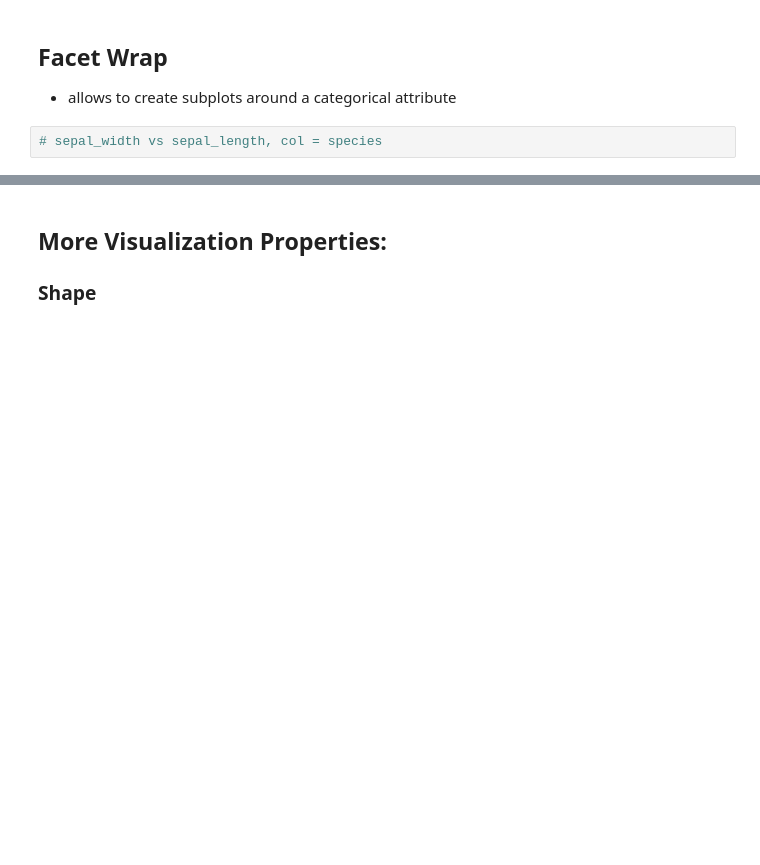
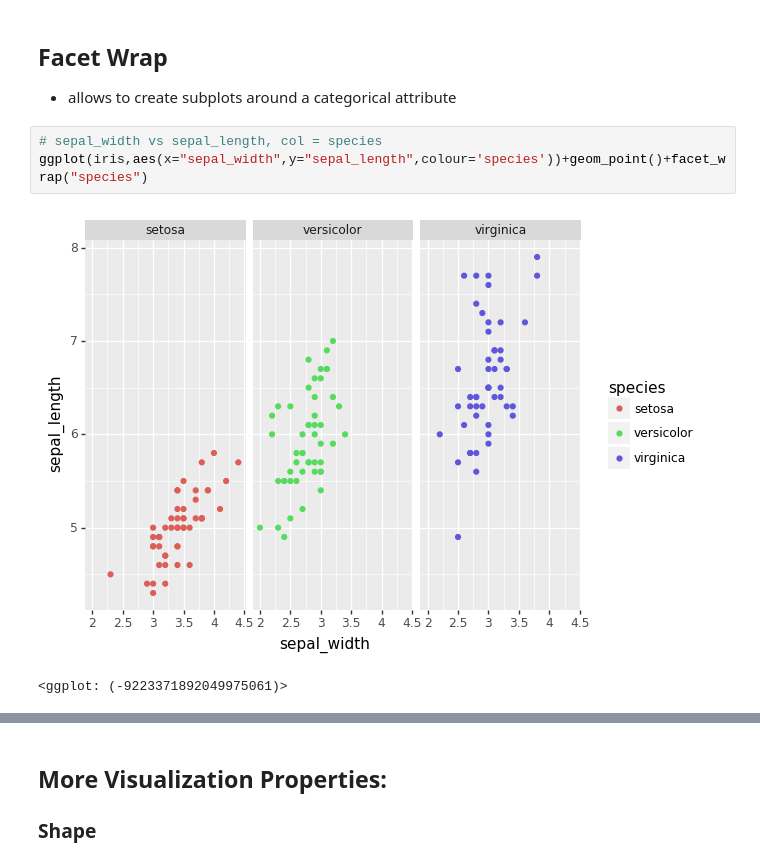
Before and after one commit to h3amza/CPSC392, a Jupyter notebook: Lectures/06-VisualizationsII.ipynb, the cells around one changed output, grey strips where cells are left out. Drawn from its saved outputs; the diff is of its cells as text; blank space fills up the shorter version.

```diff
--- a/Lectures/06-VisualizationsII.ipynb
+++ b/Lectures/06-VisualizationsII.ipynb
@@ -17,5 +28,9 @@ iris.head()
 * allows to create subplots around a categorical attribute
 # %%
 # sepal_width vs sepal_length, col = species
+ggplot(iris,aes(x="sepal_width",y="sepal_length",colour='species'))+geom_point()+facet_wrap("species")
+# %% [output]
+[figure, added]
+<ggplot: (-9223371892049975061)>
 # %%
 # sepal length, histogram
```
Also changed, not shown: parts of 26 cells of this notebook.
